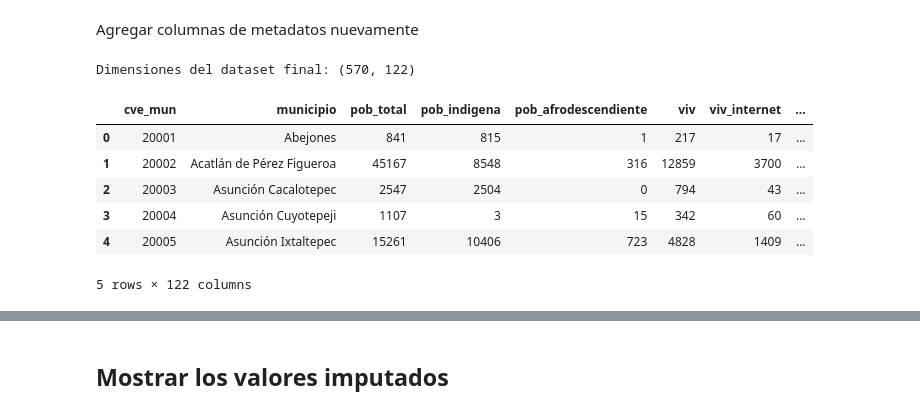
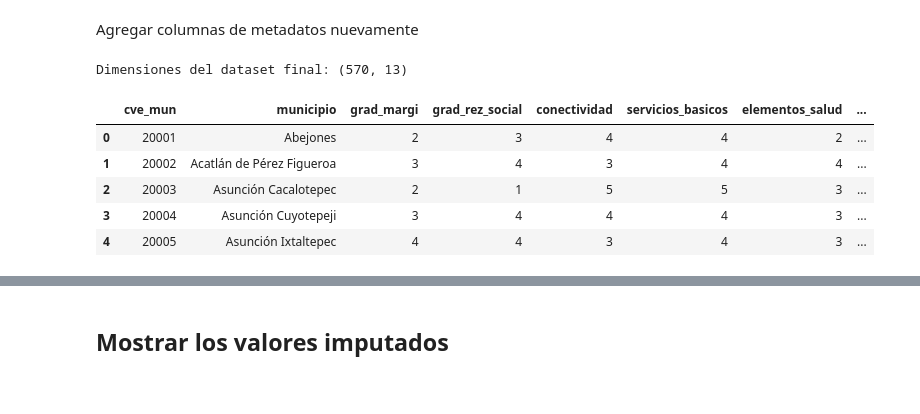
Before and after one commit to axldorian/ai-muni-rec, a Jupyter notebook: notebooks/data_imputation_kmeans.ipynb, the cells around one changed output, grey strips where cells are left out. Drawn from its saved outputs; the diff is of its cells as text; code cells hidden in the pictures.

```diff
--- a/notebooks/data_imputation_kmeans.ipynb
+++ b/notebooks/data_imputation_kmeans.ipynb
@@ -22,7 +22,7 @@ sns.set_palette("husl")
 # %% [markdown]
 ## Lectura del dataset
 # %%
-df = pd.read_csv('../data/processed/dataset_municipal_v2.csv')
+df = pd.read_csv('../data/processed/indicators_municipal.csv')
 print(f"Shape del dataset: {df.shape}")
 df.head()
 # %% [output]
@@ -37,7 +36,7 @@ Shape del dataset: (570, 134)
 # %% [markdown]
 ## Identificar columnas con datos faltantes
 # %%
-to_keep = ["gini", "tasa_ingresos", "total_elementos_salud"]
+to_keep = ["elementos_salud", "desigualdad", "dependencia_economica"]
 all_cols_missing = []
 
 # Mostrar conteo de valores faltantes por columna
@@ -188,0 +211,14 @@ Datos preparados para clustering: (570, 111)
+# %%
+# Paso 2: Imputación temporal con la media para poder aplicar KMeans
+temp_imputer = SimpleImputer(strategy='mean')
+df_temp_imputed = pd.DataFrame(
+    temp_imputer.fit_transform(df_all_numeric),
+    columns=df_all_numeric.columns,
+    index=df_all_numeric.index
+)
+
+# Paso 3: Estandarizar los datos
+scaler = StandardScaler()
+df_scaled = scaler.fit_transform(df_temp_imputed)
+
+print(f"\nDatos preparados para clustering: {df_scaled.shape}")
@@ -296,7 +336,7 @@ Name: count, dtype: int64
 Para cada valor faltante, lo imputamos con la media de su cluster correspondiente.
 # %%
 # Crear una copia del dataframe numérico original para imputación
-df_imputed = df_numeric.copy()
+df_imputed = df_all_numeric.copy()
 df_imputed['cluster'] = cluster_labels
 
 # Para cada columna con valores faltantes
@@ -328,8 +368,10 @@ for col in to_keep:
                 n_imputed = impute_mask.sum()
                 print(f"  Cluster {cluster_id}: {n_imputed} valores imputados con media = {cluster_mean:.4f}")
 
-# Redondear 'total_elementos_salud' a entero
-df_imputed['total_elementos_salud'] = df_imputed['total_elementos_salud'].round().astype(int)
+# Redondear todas las columnas a entero
+for col in df_imputed.columns:
+    if col != 'cluster':  # No redondear la columna de cluster
+        df_imputed[col] = df_imputed[col].round().astype(int)
 
 print("\n" + "=" * 50)
 print("Imputación completada exitosamente")
@@ -372,16 +415,18 @@ total_elementos_salud: 0 valores faltantes
 # %% [markdown]
 Agregar columnas de metadatos nuevamente
 # %%
-# contatenar metadata y df_imputed (agregar columnas no numéricas en non_numeric_cols)
-df_final = pd.concat([metadata, df_imputed, df_features[non_numeric_cols]], axis=1)
+# Concatenar metadata y df_imputed
+# Remover la columna 'cluster' antes de concatenar
+df_imputed_without_cluster = df_imputed.drop(columns=['cluster'])
+
+df_final = pd.concat([metadata, df_imputed_without_cluster], axis=1)
 print(f"\nDimensiones del dataset final: {df_final.shape}")
 df_final.head()
 # %% [output]
-Dimensiones del dataset final: (570, 122)
+Dimensiones del dataset final: (570, 13)
-|  | cve_mun | municipio | pob_total | pob_indigena | pob_afrodescendiente | viv | viv_internet | ... |
-| 0 | 20001 | Abejones | 841 | 815 | 1 | 217 | 17 | ... |
-| 1 | 20002 | Acatlán de Pérez Figueroa | 45167 | 8548 | 316 | 12859 | 3700 | ... |
-| 2 | 20003 | Asunción Cacalotepec | 2547 | 2504 | 0 | 794 | 43 | ... |
-| 3 | 20004 | Asunción Cuyotepeji | 1107 | 3 | 15 | 342 | 60 | ... |
-| 4 | 20005 | Asunción Ixtaltepec | 15261 | 10406 | 723 | 4828 | 1409 | ... |
+|  | cve_mun | municipio | grad_margi | grad_rez_social | conectividad | servicios_basicos | elementos_salud | ... |
+| 0 | 20001 | Abejones | 2 | 3 | 4 | 4 | 2 | ... |
+| 1 | 20002 | Acatlán de Pérez Figueroa | 3 | 4 | 3 | 4 | 4 | ... |
+| 2 | 20003 | Asunción Cacalotepec | 2 | 1 | 5 | 5 | 3 | ... |
+| 3 | 20004 | Asunción Cuyotepeji | 3 | 4 | 4 | 4 | 3 | ... |
+| 4 | 20005 | Asunción Ixtaltepec | 4 | 4 | 3 | 4 | 3 | ... |
-5 rows × 122 columns
```
Also changed, not shown: parts of 22 cells of this notebook, 4 other files.
